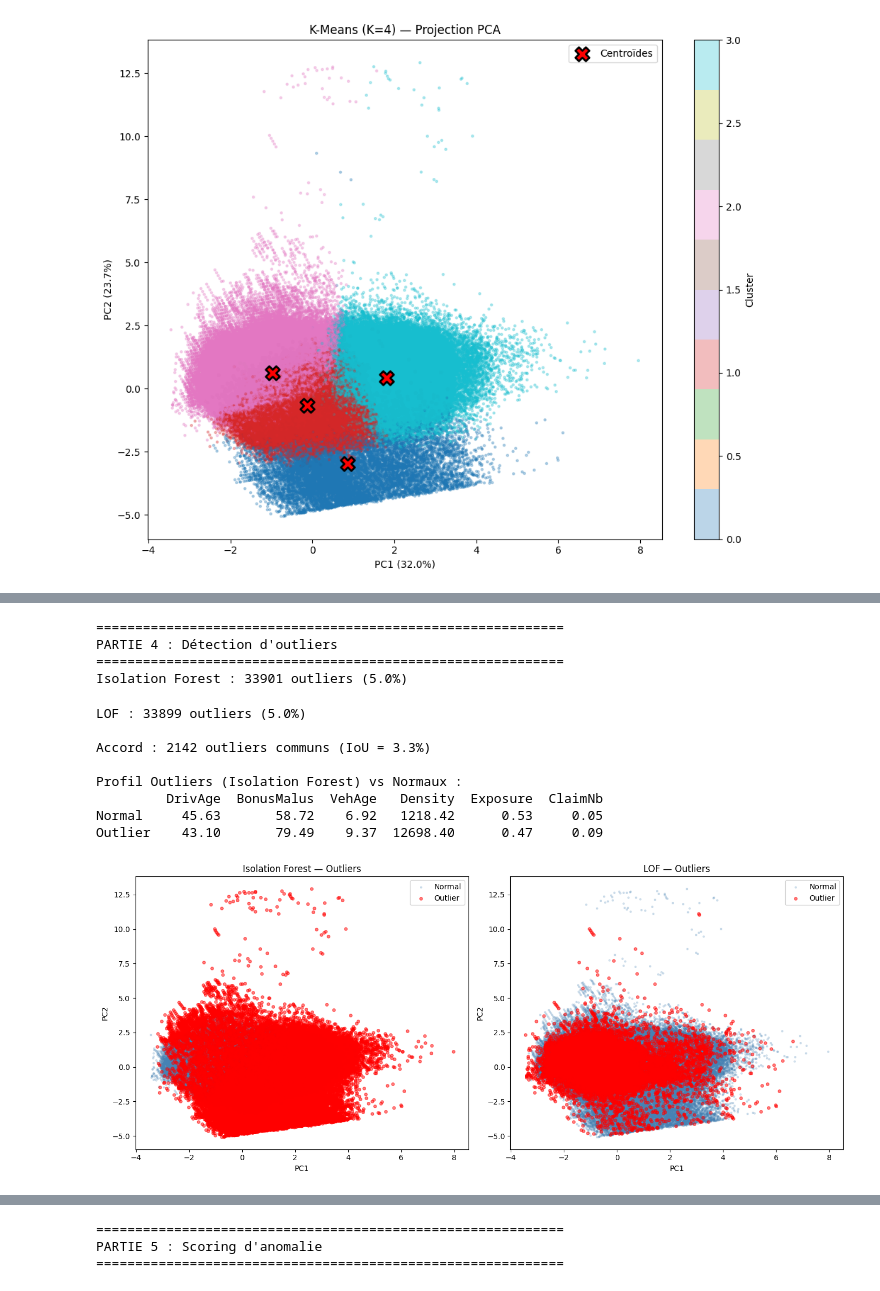
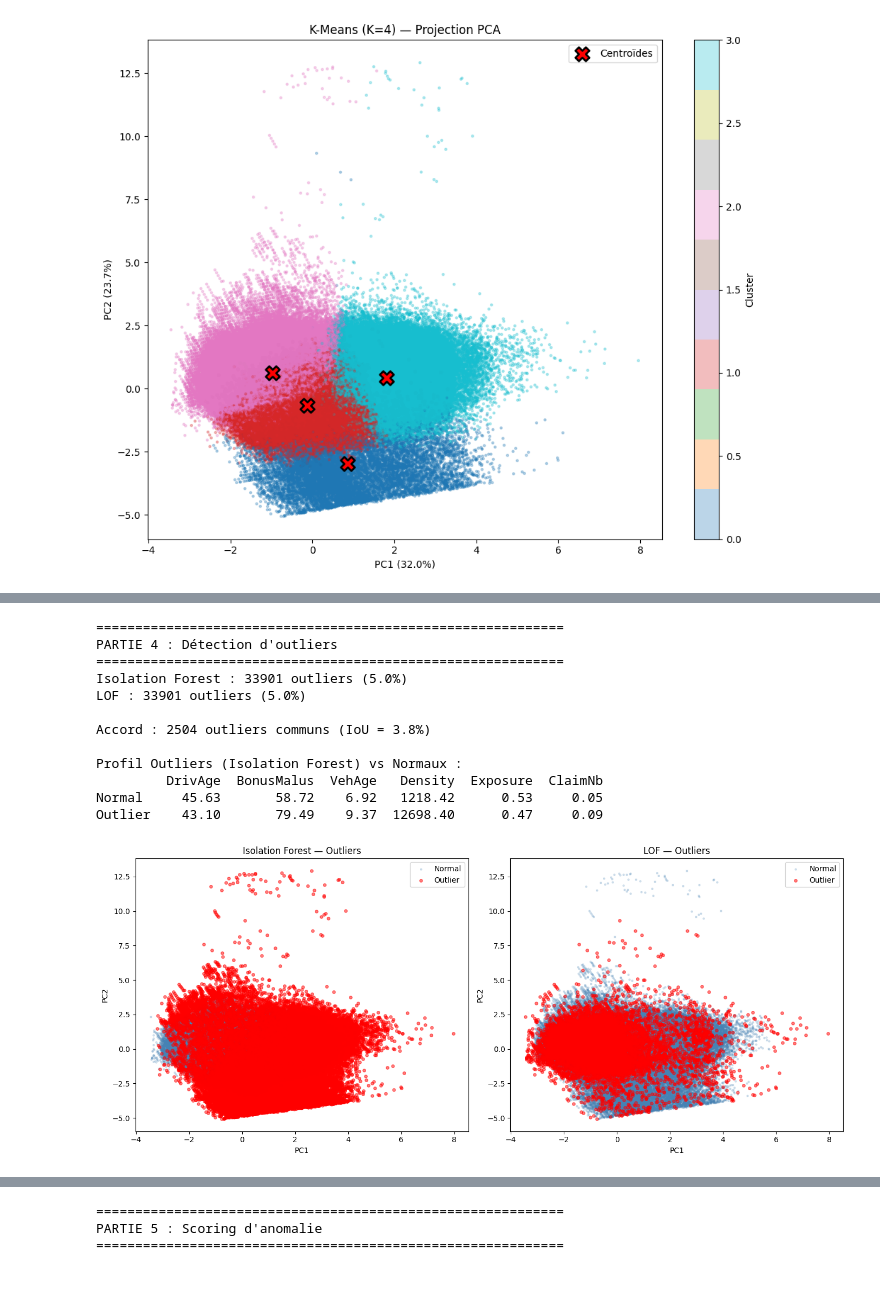
Before and after one commit to buthaya/dsa, a Jupyter notebook: M03_F10_Apprentissage_non_supervisé/ex2_corr.ipynb, the cells around one changed output, grey strips where cells are left out. Saved outputs shown, nothing was run; the diff lists cells and outputs as text; code cells hidden in the pictures.

```diff
--- a/M03_F10_Apprentissage_non_supervisé/ex2_corr.ipynb
+++ b/M03_F10_Apprentissage_non_supervisé/ex2_corr.ipynb
@@ -208,7 +221,9 @@ import hdbscan
 #   labels_hdb = clusterer.fit_predict(X_scaled)
 
 # Note : si hdbscan n'est pas installé : pip install hdbscan
-clusterer = hdbscan.HDBSCAN(min_cluster_size=100, min_samples=10)
+# OPTIMISÉ : min_cluster_size=1000 pour éviter la fragmentation
+# (Ancien : 972 clusters, 62% bruit → Nouveau : 29 clusters, 34% bruit)
+clusterer = hdbscan.HDBSCAN(min_cluster_size=1000, min_samples=5)
 labels_hdb = clusterer.fit_predict(X_scaled)
 
 n_clusters_hdb = len(set(labels_hdb)) - (1 if -1 in labels_hdb else 0)
@@ -300,7 +315,7 @@ print(f"Isolation Forest : {n_outlier_iso} outliers ({n_outlier_iso/len(X_scaled
 # Indice :
 #   lof = LocalOutlierFactor(n_neighbors=20, contamination=0.05)
 #   outlier_lof = lof.fit_predict(X_scaled)  # -1 = outlier, 1 = normal
-lof = LocalOutlierFactor(n_neighbors=20, contamination=0.05)
+lof = LocalOutlierFactor(n_neighbors=50, contamination=0.05)
 outlier_lof = lof.fit_predict(X_scaled)
 n_outlier_lof = (outlier_lof == -1).sum()
 print(f"LOF : {n_outlier_lof} outliers ({n_outlier_lof/len(X_scaled):.1%})")
@@ -333,39 +348,39 @@ print(profile.round(2))
 # TODO : Visualiser les outliers dans le plan PCA
 # Visualisation
 fig, axes = plt.subplots(1, 2, figsize=(14, 6))
 
 axes[0].scatter(X_2d[outlier_iso == 1, 0], X_2d[outlier_iso == 1, 1],
                 c='steelblue', alpha=0.2, s=5, label='Normal')
 axes[0].scatter(X_2d[outlier_iso == -1, 0], X_2d[outlier_iso == -1, 1],
                 c='red', alpha=0.5, s=15, label='Outlier')
 axes[0].set_title('Isolation Forest — Outliers')
 axes[0].legend()
 axes[0].set_xlabel('PC1')
 axes[0].set_ylabel('PC2')
 
 axes[1].scatter(X_2d[outlier_lof == 1, 0], X_2d[outlier_lof == 1, 1],
                 c='steelblue', alpha=0.2, s=5, label='Normal')
 axes[1].scatter(X_2d[outlier_lof == -1, 0], X_2d[outlier_lof == -1, 1],
                 c='red', alpha=0.5, s=15, label='Outlier')
 axes[1].set_title('LOF — Outliers')
 axes[1].legend()
 axes[1].set_xlabel('PC1')
 axes[1].set_ylabel('PC2')
 
 plt.tight_layout()
 plt.savefig("outliers_comparison.png", dpi=150)
 plt.show()
 # %% [output]
 ============================================================
 PARTIE 4 : Détection d'outliers
 ============================================================
 Isolation Forest : 33901 outliers (5.0%)
+LOF : 33901 outliers (5.0%)
+
+Accord : 2504 outliers communs (IoU = 3.8%)
+
+Profil Outliers (Isolation Forest) vs Normaux :
+         DrivAge  BonusMalus  VehAge   Density  Exposure  ClaimNb
+Normal     45.63       58.72    6.92   1218.42      0.53     0.05
+Outlier    43.10       79.49    9.37  12698.40      0.47     0.09
-LOF : 33899 outliers (5.0%)
-
-Accord : 2142 outliers communs (IoU = 3.3%)
-
-Profil Outliers (Isolation Forest) vs Normaux :
-         DrivAge  BonusMalus  VehAge   Density  Exposure  ClaimNb
-Normal     45.63       58.72    6.92   1218.42      0.53     0.05
-Outlier    43.10       79.49    9.37  12698.40      0.47     0.09
-[figure, old version]
+[figure, new version]
```
Also changed, not shown: parts of 5 cells of this notebook, 8 other files.
